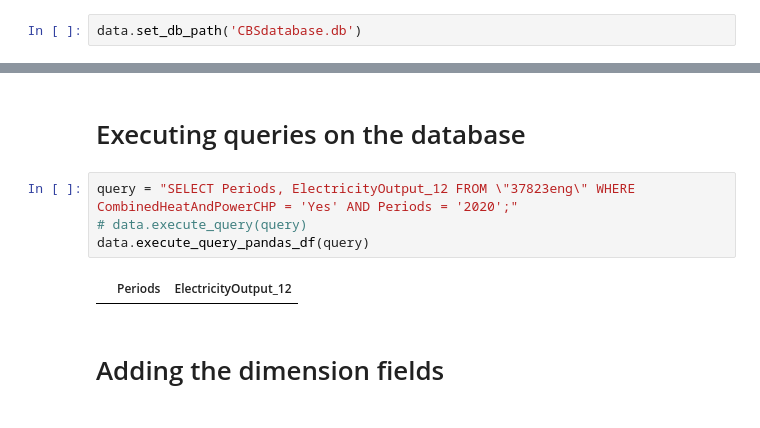
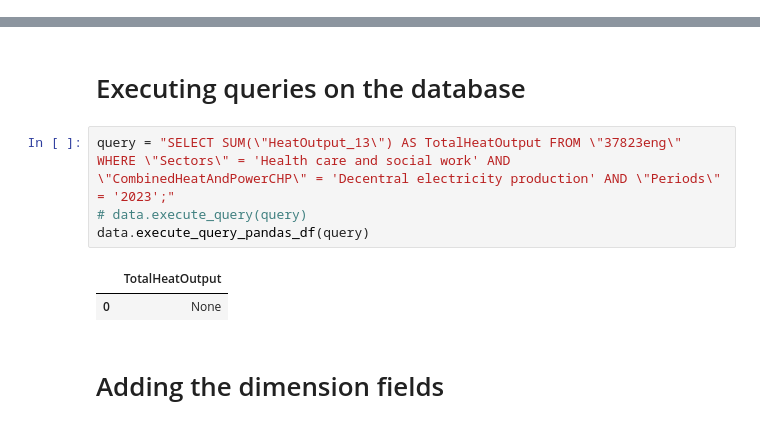
Before and after one commit to DominicVerschoor/CBS-Statistical-Assistant, a Jupyter notebook: data/user_question_generator.ipynb, the cells around one changed output, grey strips where cells are left out. Cells and saved outputs as stored; diff of their text form.

```diff
--- a/data/user_question_generator.ipynb
+++ b/data/user_question_generator.ipynb
@@ -365,5 +439,3 @@ n_responses = 13
 estimate_tokens(responses)/n_responses
 # %% [output]
 122.23076923076923
-# %%
-data.set_db_path('CBSdatabase.db')
@@ -418,11 +463,12 @@ tree_structure
 # %% [markdown]
 # Executing queries on the database
 # %%
-query = "SELECT Periods, ElectricityOutput_12 FROM \"37823eng\" WHERE CombinedHeatAndPowerCHP = 'Yes' AND Periods = '2020';"
+query = "SELECT SUM(\"HeatOutput_13\") AS TotalHeatOutput FROM \"37823eng\" WHERE \"Sectors\" = 'Health care and social work' AND \"CombinedHeatAndPowerCHP\" = 'Decentral electricity production' AND \"Periods\" = '2023';"
 # data.execute_query(query)
 data.execute_query_pandas_df(query)
 # %% [output]
-|  | Periods | ElectricityOutput_12 |
+|  | TotalHeatOutput |
+| 0 | None |
 # %% [markdown]
 # Adding the dimension fields
 # %%
```
Also changed, not shown: parts of 10 cells of this notebook, 1 other file.
